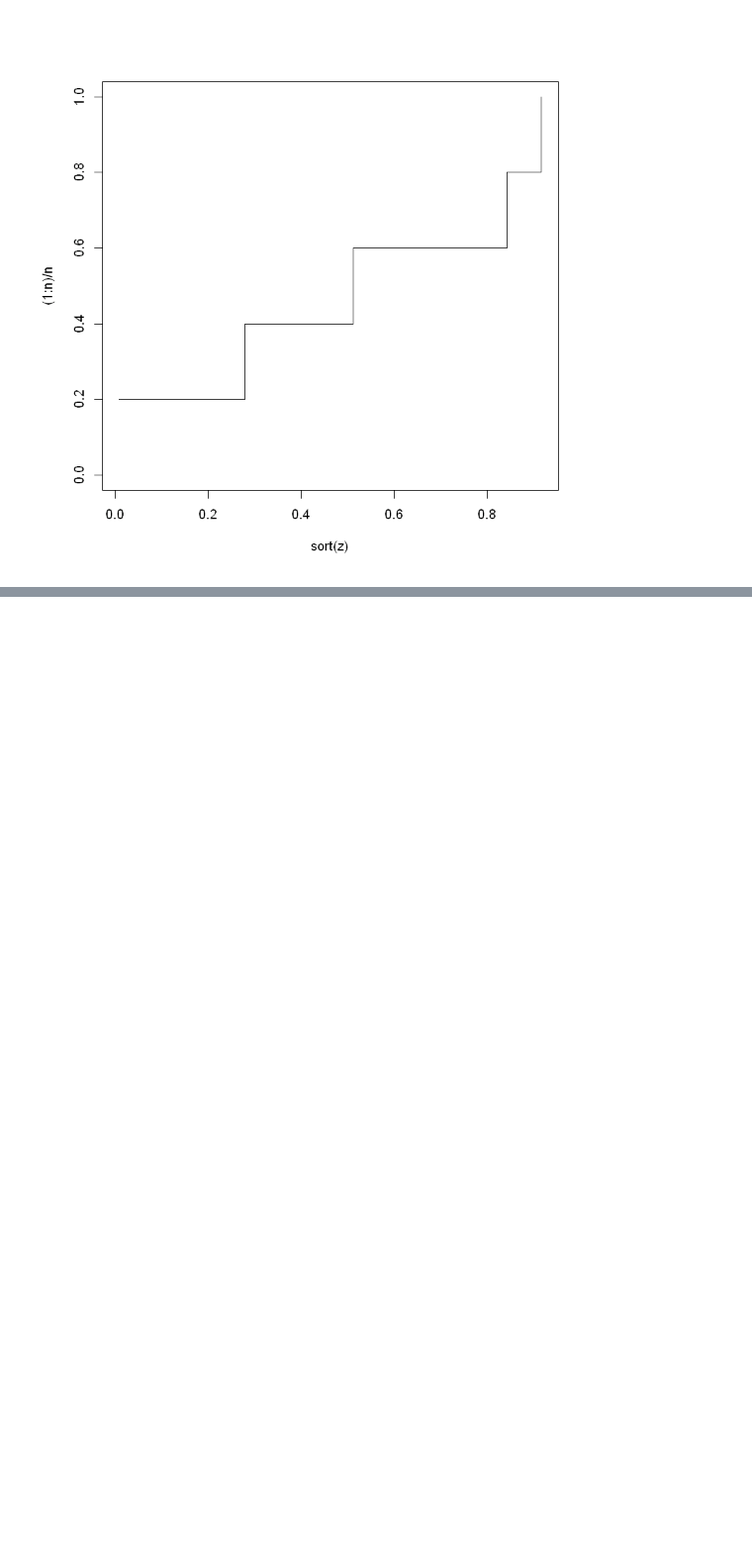
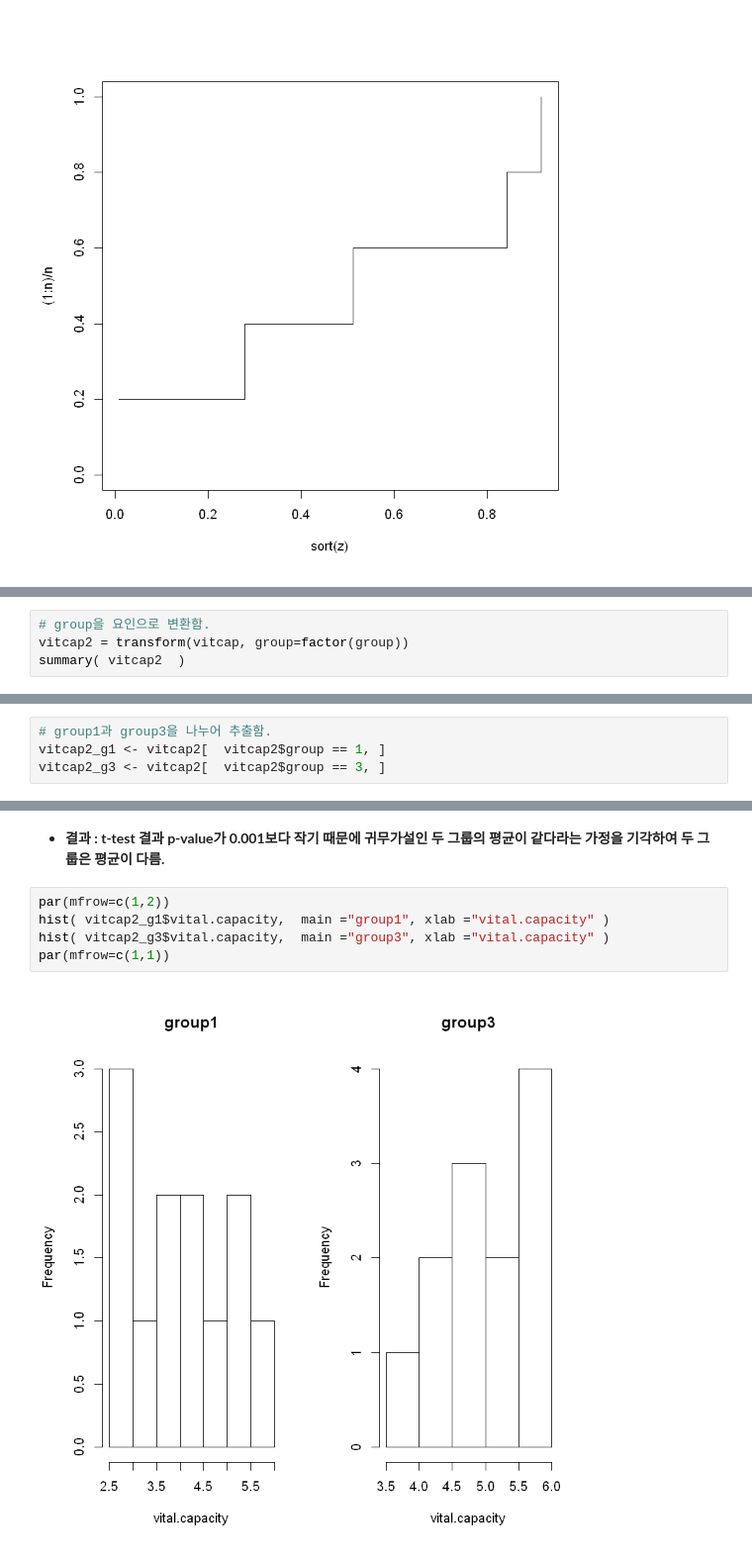
Before and after one commit to braveji18/mystudy, a Jupyter notebook: 01_school/12_데이터분석방법론1/homework_01.ipynb, the cells around one changed output, grey strips where cells are left out. Shown: that part at 99% size. Cells and saved outputs as stored; diff of their text form; blank space fills up the shorter version.

```diff
--- a/01_school/12_데이터분석방법론1/homework_01.ipynb
+++ b/01_school/12_데이터분석방법론1/homework_01.ipynb
@@ -146,0 +163,4 @@ plot ( sort( z ) ,(1:n)/n,type="s",ylim=c(0,1))
+# %%
+# group을 요인으로 변환함.
+vitcap2 = transform(vitcap, group=factor(group))
+summary( vitcap2  )
@@ -146,0 +175,4 @@ plot ( sort( z ) ,(1:n)/n,type="s",ylim=c(0,1))
+# %%
+# group1과 group3을 나누어 추출함.
+vitcap2_g1 <- vitcap2[  vitcap2$group == 1, ]
+vitcap2_g3 <- vitcap2[  vitcap2$group == 3, ]
@@ -146,0 +229,9 @@ plot ( sort( z ) ,(1:n)/n,type="s",ylim=c(0,1))
+# %% [markdown]
+- **결과 : t-test 결과 p-value가 0.001보다 작기 때문에 귀무가설인 두 그룹의 평균이 같다라는 가정을 기각하여 두 그룹은 평균이 다름.**
+# %%
+par(mfrow=c(1,2))
+hist( vitcap2_g1$vital.capacity,  main ="group1", xlab ="vital.capacity" )
+hist( vitcap2_g3$vital.capacity,  main ="group3", xlab ="vital.capacity" )
+par(mfrow=c(1,1))
+# %% [output]
+[figure, added]
```
Also changed, not shown: parts of 8 cells of this notebook.
